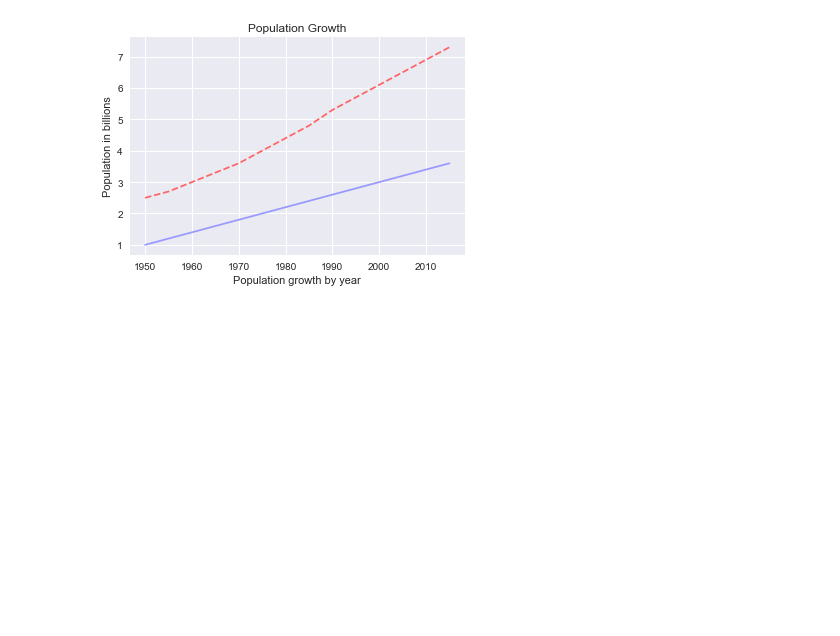
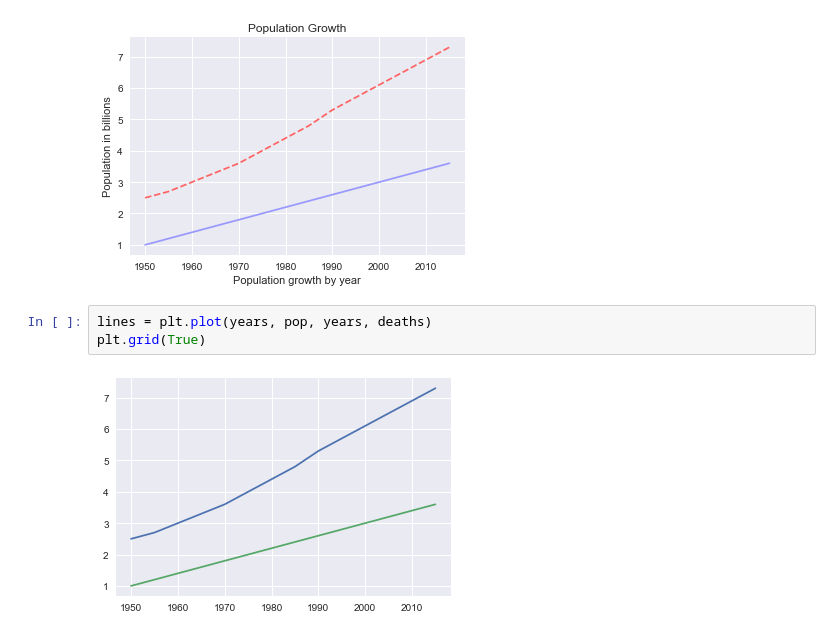
Before and after one commit to jhonasttan/pythonBegToAdClass, a Jupyter notebook: sect14-project9-DataVisiualization/mainNoteBook.ipynb, the cells around one changed output. Cells and saved outputs as stored; diff of their text form; blank space fills up the shorter version.

Commit message:
Sect: 14 - Project #9 - Data Visualization - 133. Configuring the graph
Signed-off-by: jhonasttan <jhonasttan@gmail.com>

```diff
--- a/sect14-project9-DataVisiualization/mainNoteBook.ipynb
+++ b/sect14-project9-DataVisiualization/mainNoteBook.ipynb
@@ -100,3 +100,8 @@ plt.title("Population Growth")
 # %% [output]
 Text(0.5,1,'Population Growth')
 [figure]
+# %%
+lines = plt.plot(years, pop, years, deaths)
+plt.grid(True)
+# %% [output]
+[figure, added]
```
Also changed, not shown: parts of 1 cell of this notebook.
